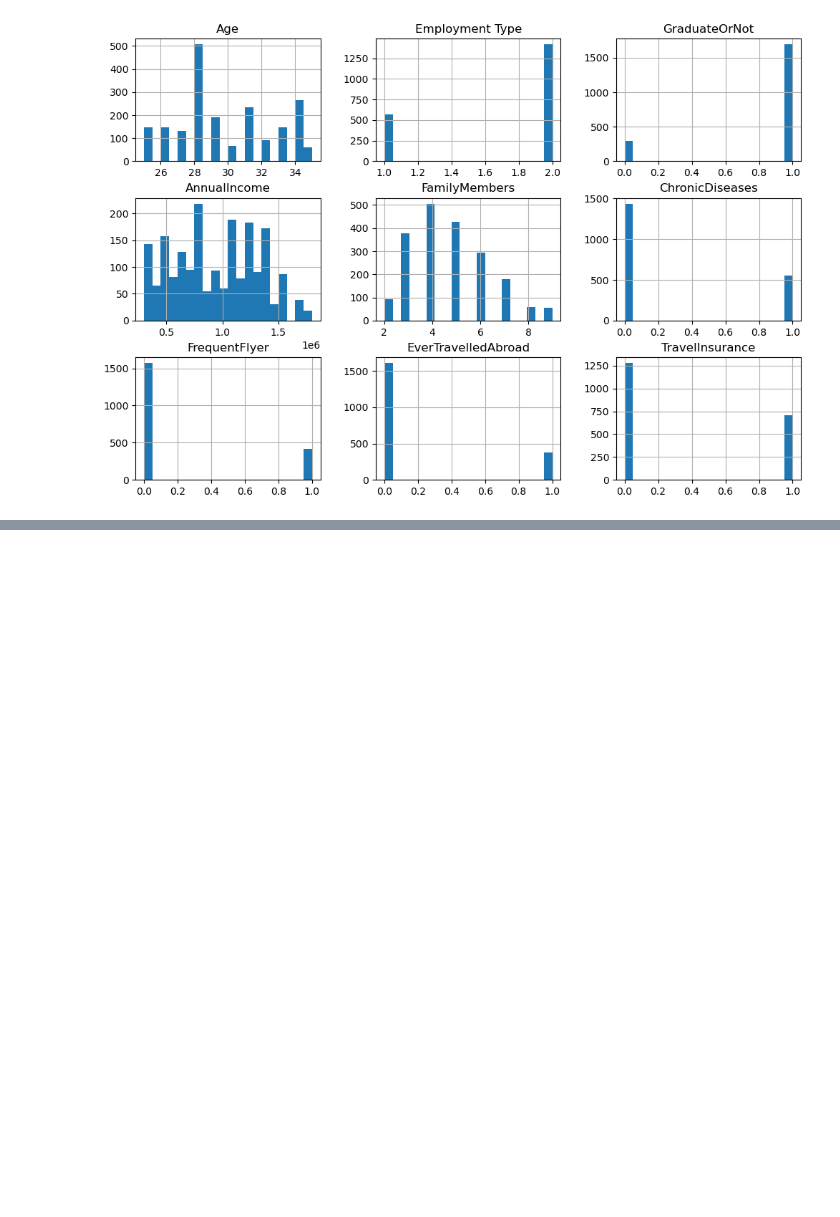
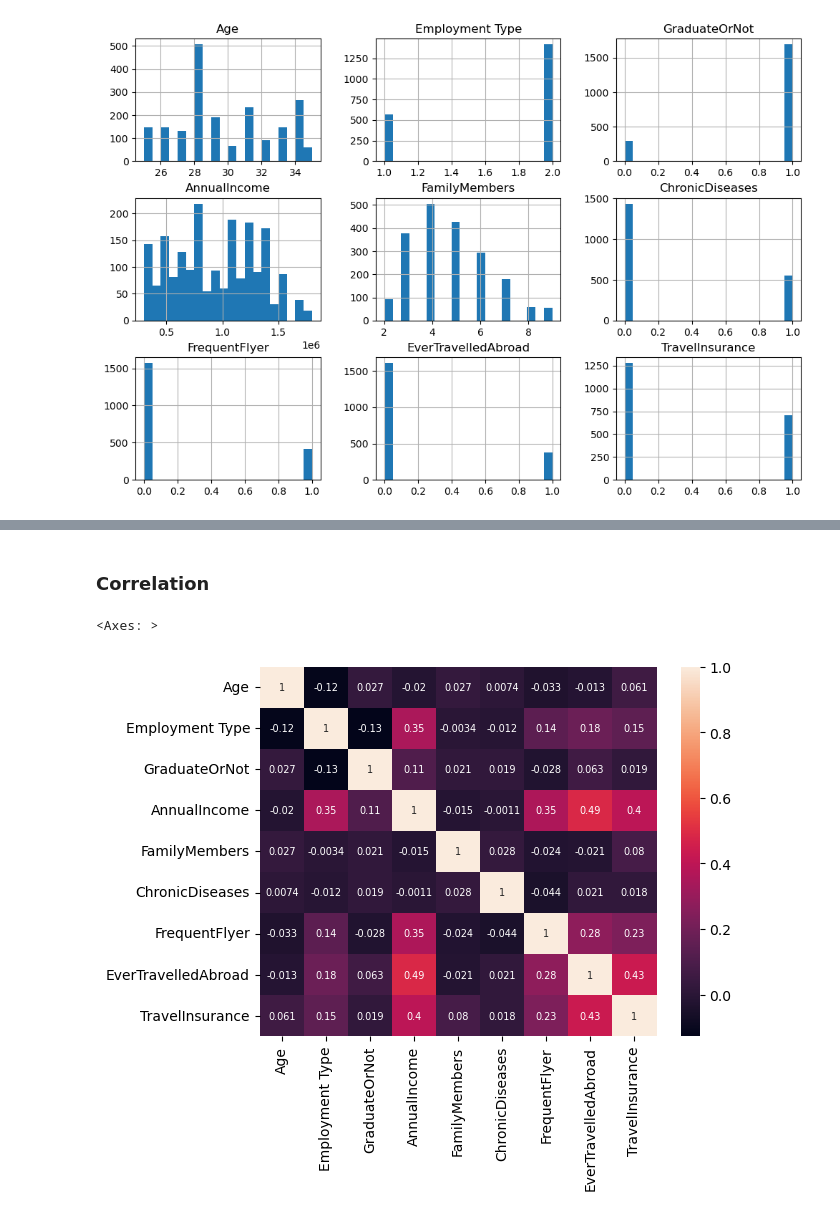
Before and after one commit to lojnys/data_science_project, a Jupyter notebook: Travel_Insurance_Classification/Proposal.ipynb, the cells around one changed output, grey strips where cells are left out. Drawn from its saved outputs; the diff is of its cells as text; code cells hidden in the pictures; blank space fills up the shorter version.

```diff
--- a/Travel_Insurance_Classification/Proposal.ipynb
+++ b/Travel_Insurance_Classification/Proposal.ipynb
@@ -163,0 +239,8 @@ plt.show()
+# %% [markdown]
+### Correlation
+# %%
+# create heat map of all variables
+sns.heatmap(data.corr(), annot=True, annot_kws={"fontsize":7})
+# %% [output]
+<Axes: >
+[figure, added]
```
Also changed, not shown: parts of 13 cells of this notebook.
